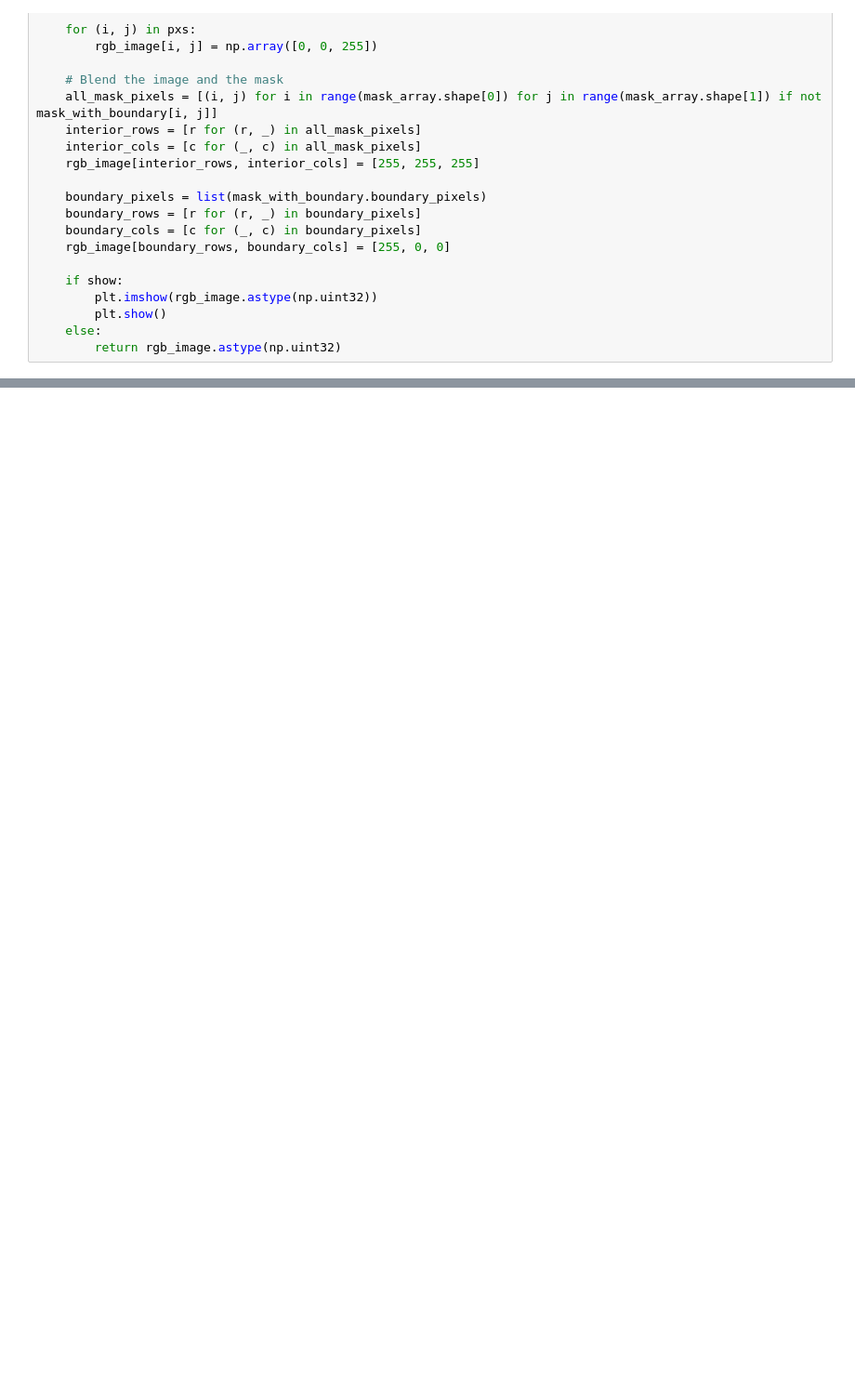
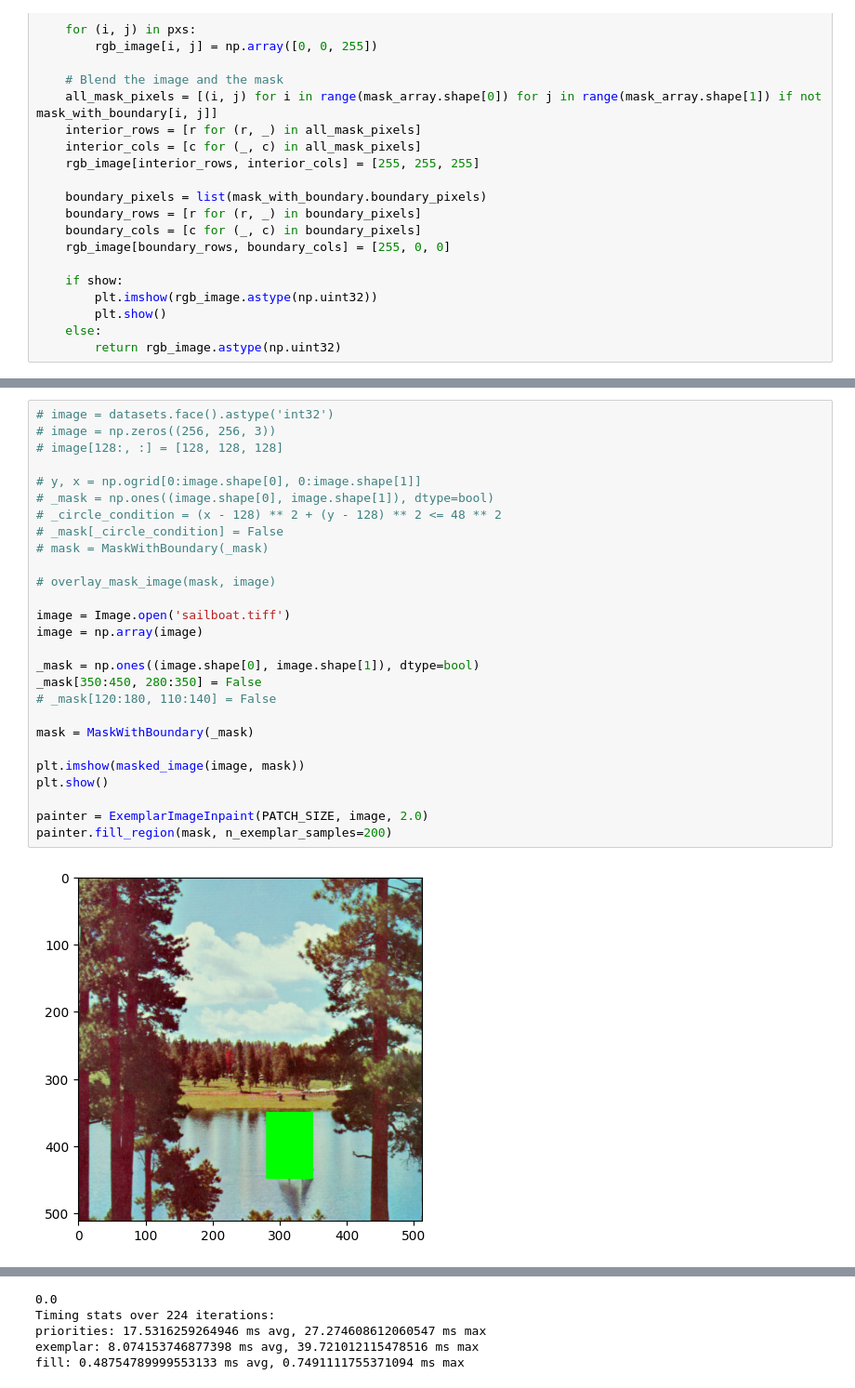
Before and after one commit to micahreich/patch-match, a Jupyter notebook: sequential/object-removal.ipynb, the cells around one changed output, grey strips where cells are left out. Shown at 93% size. Saved outputs shown, nothing was run; the diff lists cells and outputs as text; blank space fills up the shorter version.

```diff
--- a/sequential/object-removal.ipynb
+++ b/sequential/object-removal.ipynb
@@ -433,0 +490,29 @@ painter.fill_region(mask, n_exemplar_samples=150)
+# %%
+# image = datasets.face().astype('int32')
+# image = np.zeros((256, 256, 3))
+# image[128:, :] = [128, 128, 128]
+
+# y, x = np.ogrid[0:image.shape[0], 0:image.shape[1]]
+# _mask = np.ones((image.shape[0], image.shape[1]), dtype=bool)
+# _circle_condition = (x - 128) ** 2 + (y - 128) ** 2 <= 48 ** 2
+# _mask[_circle_condition] = False
+# mask = MaskWithBoundary(_mask)
+
+# overlay_mask_image(mask, image)
+
+image = Image.open('sailboat.tiff')
+image = np.array(image)
+
+_mask = np.ones((image.shape[0], image.shape[1]), dtype=bool)
+_mask[350:450, 280:350] = False
+# _mask[120:180, 110:140] = False
+
+mask = MaskWithBoundary(_mask)
+
+plt.imshow(masked_image(image, mask))
+plt.show()
+
+painter = ExemplarImageInpaint(PATCH_SIZE, image, 2.0)
+painter.fill_region(mask, n_exemplar_samples=200)
+# %% [output]
+[figure, added]
@@ -434,3 +521,8 @@ painter.fill_region(mask, n_exemplar_samples=150)
+0.0
+Timing stats over 224 iterations:
+priorities: 17.5316259264946 ms avg, 27.274608612060547 ms max
+exemplar: 8.074153746877398 ms avg, 39.721012115478516 ms max
+fill: 0.48754789999553133 ms avg, 0.7491111755371094 ms max
 # %%
 h, w = 128, 256
 sample_mask = np.ones((h, w), dtype=bool)
```
Also changed, not shown: parts of 5 cells of this notebook, 11 other files.
